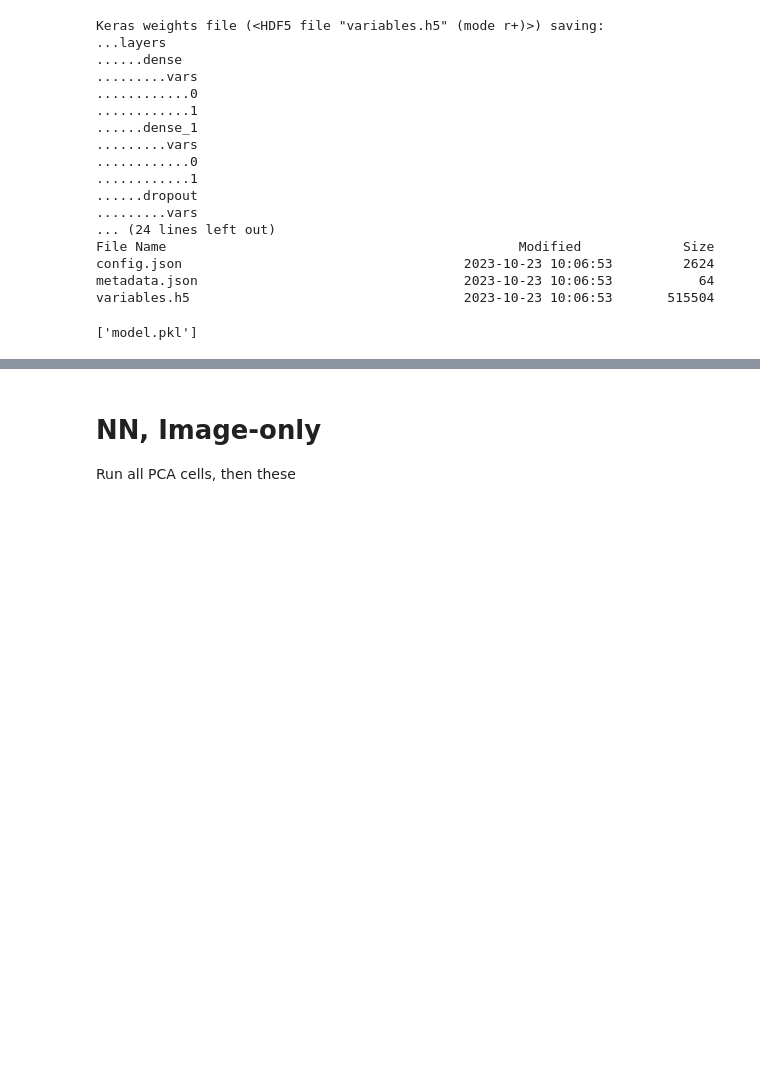
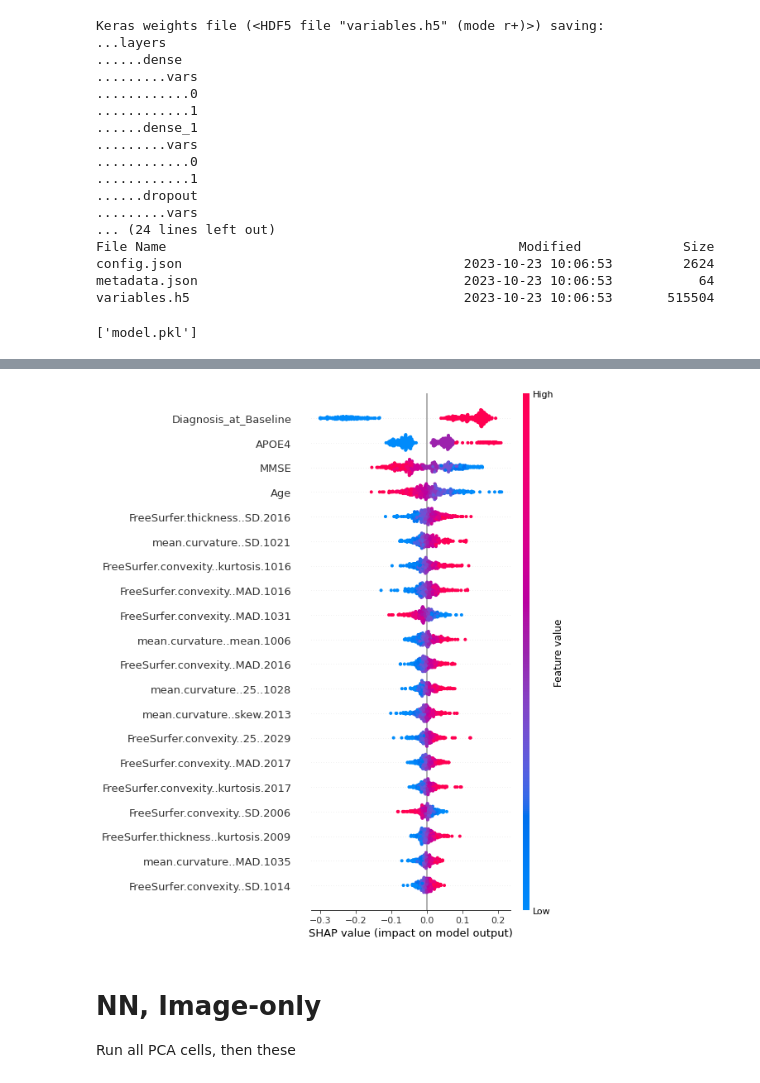
Before and after one commit to jvgalvin/capstone, a Jupyter notebook: notebooks/multimodal_revised_approach.ipynb, the cells around one changed output, grey strips where cells are left out. Drawn from its saved outputs; the diff is of its cells as text; code cells hidden in the pictures; blank space fills up the shorter version.

```diff
--- a/notebooks/multimodal_revised_approach.ipynb
+++ b/notebooks/multimodal_revised_approach.ipynb
@@ -396,3 +363,17 @@ variables.h5                                   2023-10-23 10:06:53       515504
+# %%
+# Explain predictions - had to retrain model because couldn't load existing since
+# existing model was trained on different version of tf and saved with joblib
+
+masker = shap.maskers.Independent(data=X_train_resampled)
+
+# Create the SHAP explainer
+explainer = shap.Explainer(model, masker=masker)
+# %%
+shap_values = explainer.shap_values(X_train_resampled)
+# %%
+shap.summary_plot(shap_values, X_train_resampled, feature_names=X.columns.to_list())
+# %% [output]
+[figure, added]
 # %% [markdown]
 # NN, Image-only
 
```
Also changed, not shown: parts of 35 cells of this notebook.
